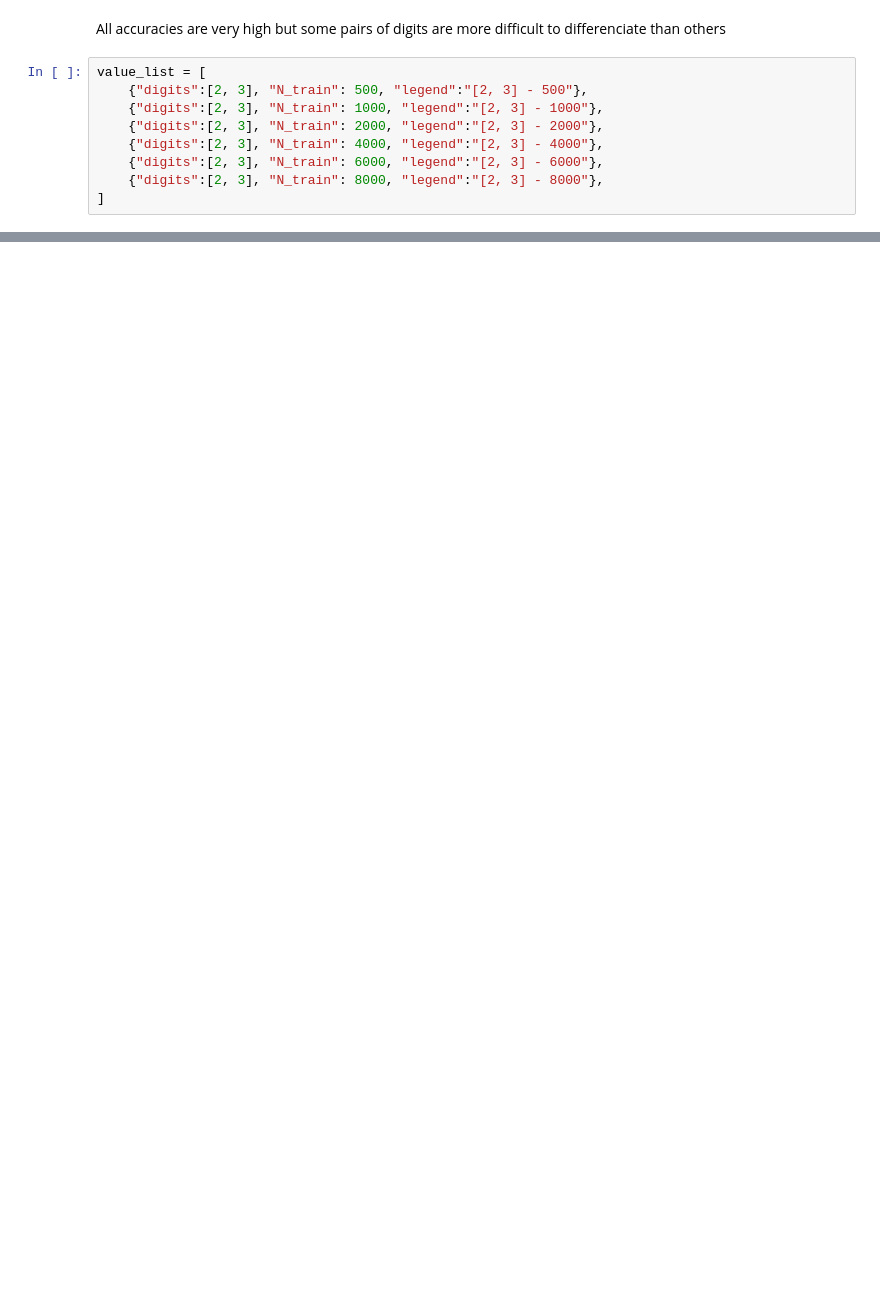
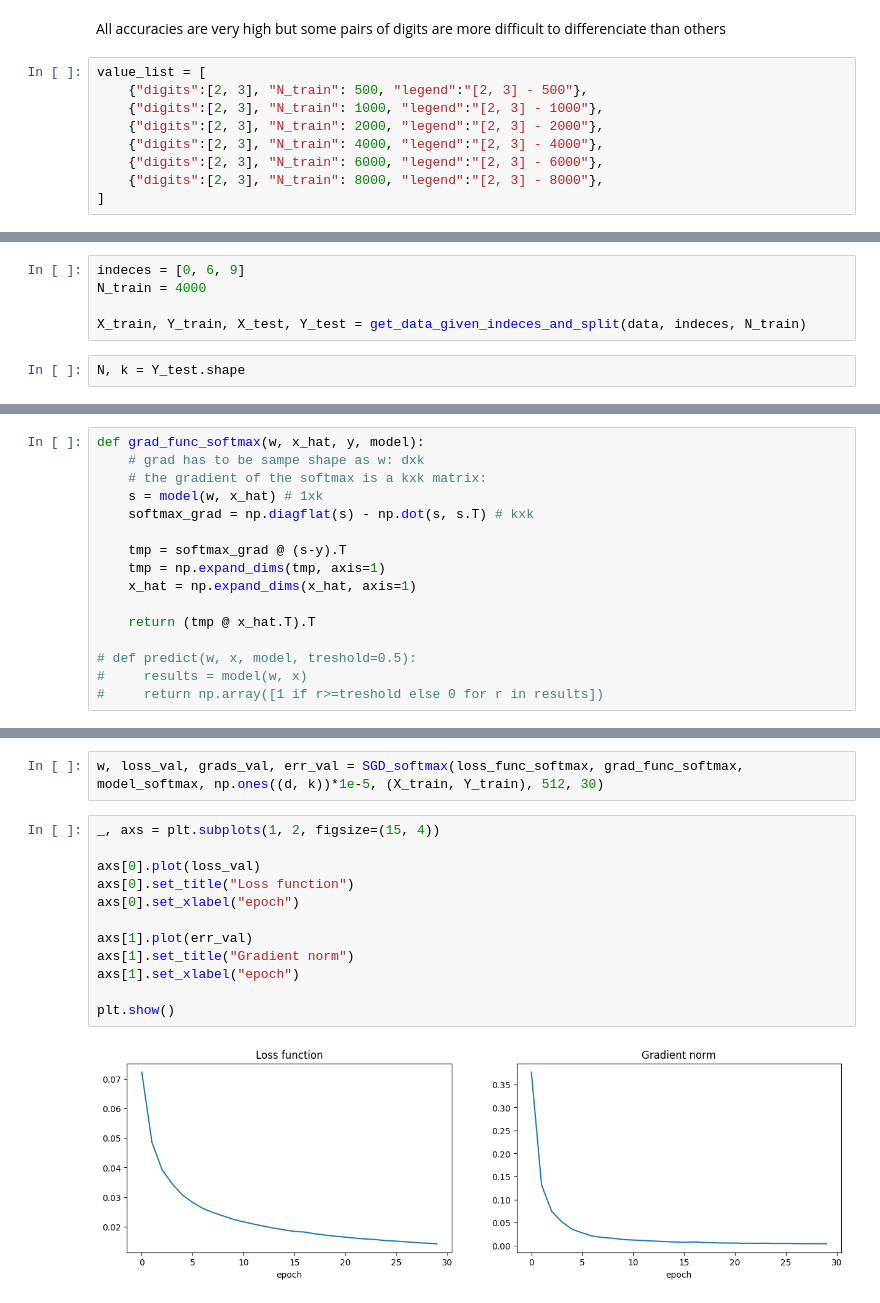
Before and after one commit to MarcelloCeresini/StatMatMethodsAI, a Jupyter notebook: src/Homework3_part2.ipynb, the cells around one changed output, grey strips where cells are left out. Cells and saved outputs as stored; diff of their text form; blank space fills up the shorter version.

```diff
--- a/src/Homework3_part2.ipynb
+++ b/src/Homework3_part2.ipynb
@@ -242,0 +340,7 @@ We can see here that with growing k the final loss is always lower, BUT the fina
+# %%
+indeces = [0, 6, 9]
+N_train = 4000
+
+X_train, Y_train, X_test, Y_test = get_data_given_indeces_and_split(data, indeces, N_train)
+# %%
+N, k = Y_test.shape
@@ -242,0 +381,16 @@ We can see here that with growing k the final loss is always lower, BUT the fina
+# %%
+def grad_func_softmax(w, x_hat, y, model):
+    # grad has to be sampe shape as w: dxk
+    # the gradient of the softmax is a kxk matrix:
+    s = model(w, x_hat) # 1xk
+    softmax_grad = np.diagflat(s) - np.dot(s, s.T) # kxk
+
+    tmp = softmax_grad @ (s-y).T
+    tmp = np.expand_dims(tmp, axis=1)
+    x_hat = np.expand_dims(x_hat, axis=1)
+
+    return (tmp @ x_hat.T).T
+
+# def predict(w, x, model, treshold=0.5):
+#     results = model(w, x)
+#     return np.array([1 if r>=treshold else 0 for r in results])
@@ -242,0 +450,16 @@ We can see here that with growing k the final loss is always lower, BUT the fina
+# %%
+w, loss_val, grads_val, err_val = SGD_softmax(loss_func_softmax, grad_func_softmax, model_softmax, np.ones((d, k))*1e-5, (X_train, Y_train), 512, 30)
+# %%
+_, axs = plt.subplots(1, 2, figsize=(15, 4))
+
+axs[0].plot(loss_val)
+axs[0].set_title("Loss function")
+axs[0].set_xlabel("epoch")
+
+axs[1].plot(err_val)
+axs[1].set_title("Gradient norm")
+axs[1].set_xlabel("epoch")
+
+plt.show()
+# %% [output]
+[figure, added]
```
Also changed, not shown: parts of 22 cells of this notebook, 1 other file.
